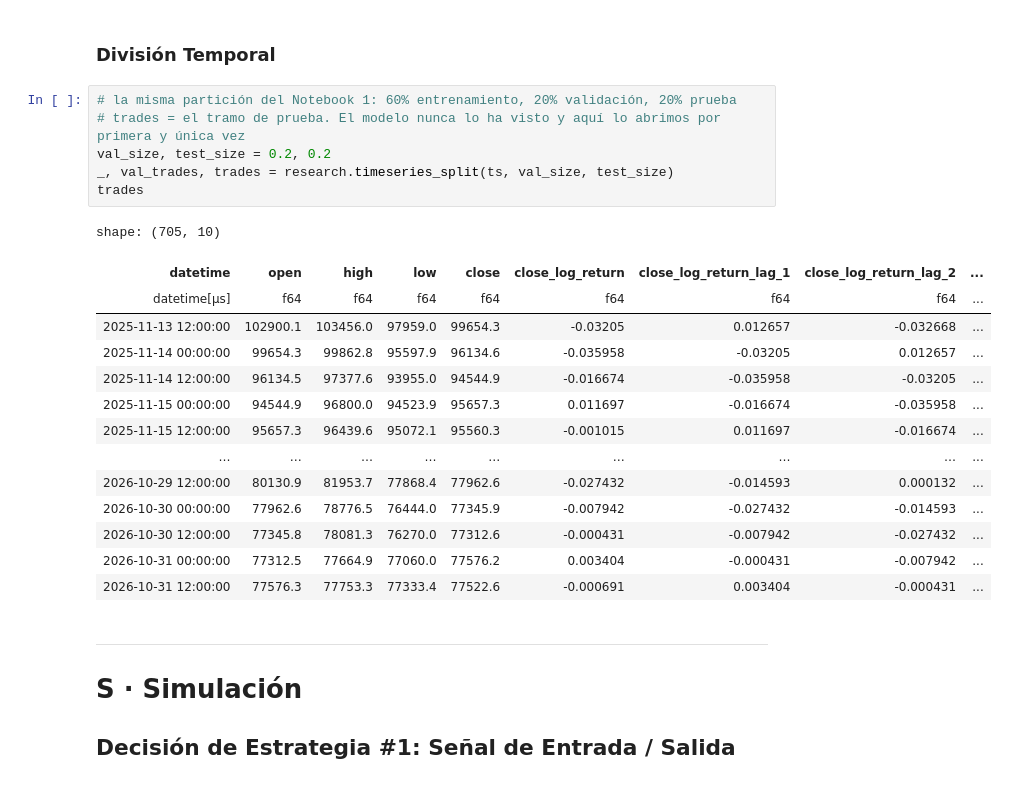
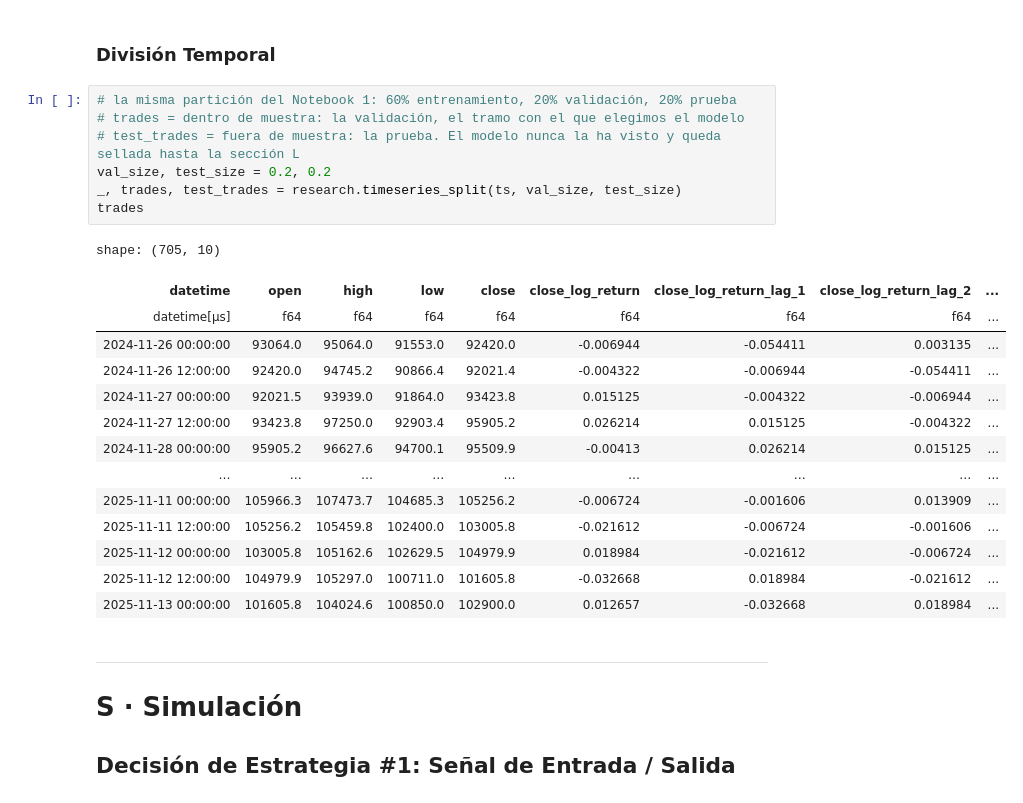
Before and after one commit to JuliRey2000/metodo_CASTLE_castlequant.com, a Jupyter notebook: castle2_simulacion_tamano_sesgos.ipynb, the cells around one changed output. Drawn from its saved outputs; the diff is of its cells as text.

```diff
--- a/castle2_simulacion_tamano_sesgos.ipynb
+++ b/castle2_simulacion_tamano_sesgos.ipynb
@@ -186,25 +186,26 @@ shape: (3_525, 10)
 ### División Temporal
 # %%
 # la misma partición del Notebook 1: 60% entrenamiento, 20% validación, 20% prueba
-# trades = el tramo de prueba. El modelo nunca lo ha visto y aquí lo abrimos por primera y única vez
+# trades = dentro de muestra: la validación, el tramo con el que elegimos el modelo
+# test_trades = fuera de muestra: la prueba. El modelo nunca la ha visto y queda sellada hasta la sección L
 val_size, test_size = 0.2, 0.2
-_, val_trades, trades = research.timeseries_split(ts, val_size, test_size)
+_, trades, test_trades = research.timeseries_split(ts, val_size, test_size)
 trades
 # %% [output]
 shape: (705, 10)
 | datetime | open | high | low | close | close_log_return | close_log_return_lag_1 | close_log_return_lag_2 | ... |
 | datetime[μs] | f64 | f64 | f64 | f64 | f64 | f64 | f64 | ... |
-| 2025-11-13 12:00:00 | 102900.1 | 103456.0 | 97959.0 | 99654.3 | -0.03205 | 0.012657 | -0.032668 | ... |
-| 2025-11-14 00:00:00 | 99654.3 | 99862.8 | 95597.9 | 96134.6 | -0.035958 | -0.03205 | 0.012657 | ... |
-| 2025-11-14 12:00:00 | 96134.5 | 97377.6 | 93955.0 | 94544.9 | -0.016674 | -0.035958 | -0.03205 | ... |
-| 2025-11-15 00:00:00 | 94544.9 | 96800.0 | 94523.9 | 95657.3 | 0.011697 | -0.016674 | -0.035958 | ... |
-| 2025-11-15 12:00:00 | 95657.3 | 96439.6 | 95072.1 | 95560.3 | -0.001015 | 0.011697 | -0.016674 | ... |
+| 2024-11-26 00:00:00 | 93064.0 | 95064.0 | 91553.0 | 92420.0 | -0.006944 | -0.054411 | 0.003135 | ... |
+| 2024-11-26 12:00:00 | 92420.0 | 94745.2 | 90866.4 | 92021.4 | -0.004322 | -0.006944 | -0.054411 | ... |
+| 2024-11-27 00:00:00 | 92021.5 | 93939.0 | 91864.0 | 93423.8 | 0.015125 | -0.004322 | -0.006944 | ... |
+| 2024-11-27 12:00:00 | 93423.8 | 97250.0 | 92903.4 | 95905.2 | 0.026214 | 0.015125 | -0.004322 | ... |
+| 2024-11-28 00:00:00 | 95905.2 | 96627.6 | 94700.1 | 95509.9 | -0.00413 | 0.026214 | 0.015125 | ... |
 | … | … | … | … | … | … | … | … | ... |
-| 2026-10-29 12:00:00 | 80130.9 | 81953.7 | 77868.4 | 77962.6 | -0.027432 | -0.014593 | 0.000132 | ... |
-| 2026-10-30 00:00:00 | 77962.6 | 78776.5 | 76444.0 | 77345.9 | -0.007942 | -0.027432 | -0.014593 | ... |
-| 2026-10-30 12:00:00 | 77345.8 | 78081.3 | 76270.0 | 77312.6 | -0.000431 | -0.007942 | -0.027432 | ... |
-| 2026-10-31 00:00:00 | 77312.5 | 77664.9 | 77060.0 | 77576.2 | 0.003404 | -0.000431 | -0.007942 | ... |
-| 2026-10-31 12:00:00 | 77576.3 | 77753.3 | 77333.4 | 77522.6 | -0.000691 | 0.003404 | -0.000431 | ... |
+| 2025-11-11 00:00:00 | 105966.3 | 107473.7 | 104685.3 | 105256.2 | -0.006724 | -0.001606 | 0.013909 | ... |
+| 2025-11-11 12:00:00 | 105256.2 | 105459.8 | 102400.0 | 103005.8 | -0.021612 | -0.006724 | -0.001606 | ... |
+| 2025-11-12 00:00:00 | 103005.8 | 105162.6 | 102629.5 | 104979.9 | 0.018984 | -0.021612 | -0.006724 | ... |
+| 2025-11-12 12:00:00 | 104979.9 | 105297.0 | 100711.0 | 101605.8 | -0.032668 | 0.018984 | -0.021612 | ... |
+| 2025-11-13 00:00:00 | 101605.8 | 104024.6 | 100850.0 | 102900.0 | 0.012657 | -0.032668 | 0.018984 | ... |
 # %% [markdown]
 ---
 # S · Simulación
```
Also changed, not shown: parts of 54 cells of this notebook, 2 other files.
